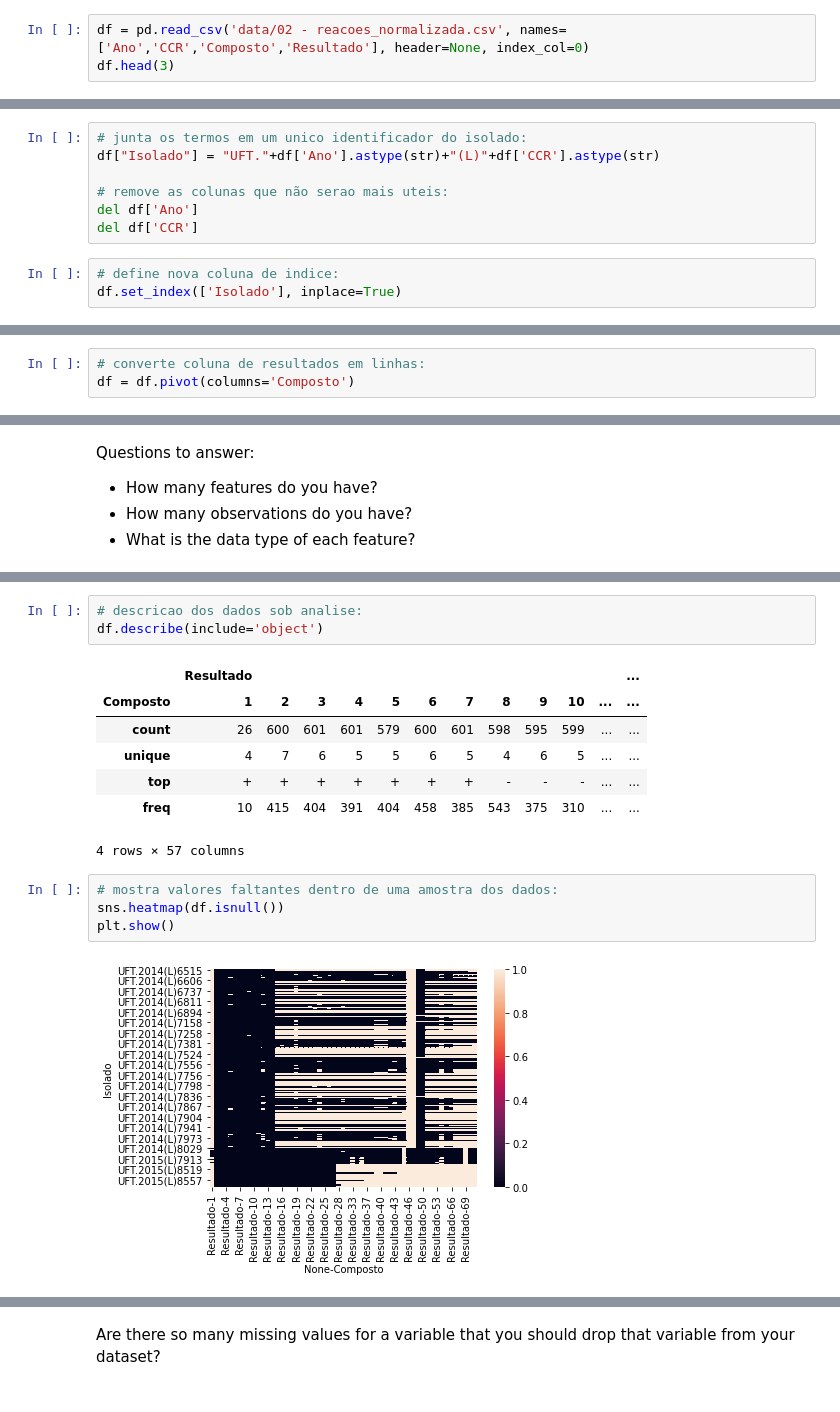
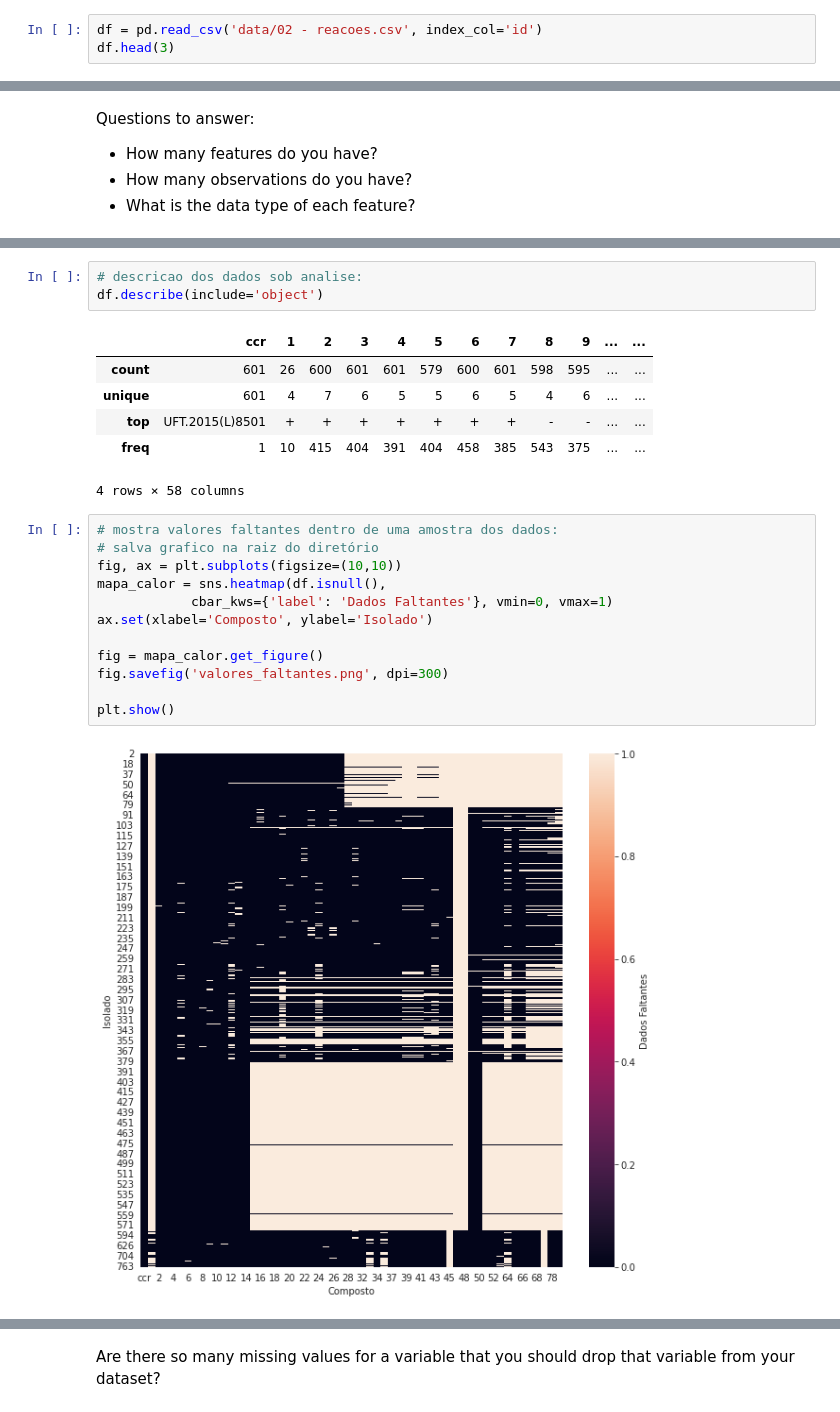
Before and after one commit to JohnnyUFT/Descoberta-de-Conhecimento-em-Base-de-Dados-de-Fungos, a Jupyter notebook: 01.pre_processamento.ipynb, the cells around one changed output, grey strips where cells are left out. Drawn from its saved outputs; the diff is of its cells as text.

Commit message:
[add] missing values + graficos
plotagem de novos graficos, tratamento de missing values e geracao de novas tabelas

```diff
--- a/01.pre_processamento.ipynb
+++ b/01.pre_processamento.ipynb
@@ -18,3 +51,3 @@ isolados.sample(3)
 # %%
-df = pd.read_csv('data/02 - reacoes_normalizada.csv', names=['Ano','CCR','Composto','Resultado'], header=None, index_col=0)
+df = pd.read_csv('data/02 - reacoes.csv', index_col='id')
 df.head(3)
@@ -21,10 +60,0 @@ df.head(3)
-# %%
-# junta os termos em um unico identificador do isolado:
-df["Isolado"] = "UFT."+df['Ano'].astype(str)+"(L)"+df['CCR'].astype(str)
-
-# remove as colunas que não serao mais uteis:
-del df['Ano']
-del df['CCR']
-# %%
-# define nova coluna de indice:
-df.set_index(['Isolado'], inplace=True)
@@ -45,3 +60,0 @@ df.head(5)
-# %%
-# converte coluna de resultados em linhas:
-df = df.pivot(columns='Composto')
@@ -81,16 +80,23 @@ df.shape
 # descricao dos dados sob analise:
 df.describe(include='object')
 # %% [output]
-|  | Resultado |  |  |  |  |  |  |  |  |  |  | ... |
-| Composto | 1 | 2 | 3 | 4 | 5 | 6 | 7 | 8 | 9 | 10 | ... | ... |
-| count | 26 | 600 | 601 | 601 | 579 | 600 | 601 | 598 | 595 | 599 | ... | ... |
-| unique | 4 | 7 | 6 | 5 | 5 | 6 | 5 | 4 | 6 | 5 | ... | ... |
-| top | + | + | + | + | + | + | + | - | - | - | ... | ... |
-| freq | 10 | 415 | 404 | 391 | 404 | 458 | 385 | 543 | 375 | 310 | ... | ... |
+|  | ccr | 1 | 2 | 3 | 4 | 5 | 6 | 7 | 8 | 9 | ... | ... |
+| count | 601 | 26 | 600 | 601 | 601 | 579 | 600 | 601 | 598 | 595 | ... | ... |
+| unique | 601 | 4 | 7 | 6 | 5 | 5 | 6 | 5 | 4 | 6 | ... | ... |
+| top | UFT.2015(L)8501 | + | + | + | + | + | + | + | - | - | ... | ... |
+| freq | 1 | 10 | 415 | 404 | 391 | 404 | 458 | 385 | 543 | 375 | ... | ... |
-4 rows × 57 columns
+4 rows × 58 columns
 # %%
 # mostra valores faltantes dentro de uma amostra dos dados:
-sns.heatmap(df.isnull())
+# salva grafico na raiz do diretório
+fig, ax = plt.subplots(figsize=(10,10))
+mapa_calor = sns.heatmap(df.isnull(),
+            cbar_kws={'label': 'Dados Faltantes'}, vmin=0, vmax=1)
+ax.set(xlabel='Composto', ylabel='Isolado')
+
+fig = mapa_calor.get_figure()
+fig.savefig('valores_faltantes.png', dpi=300)
+
 plt.show()
 # %% [output]
-[figure, old version]
+[figure, new version]
```
Also changed, not shown: parts of 62 cells of this notebook.
